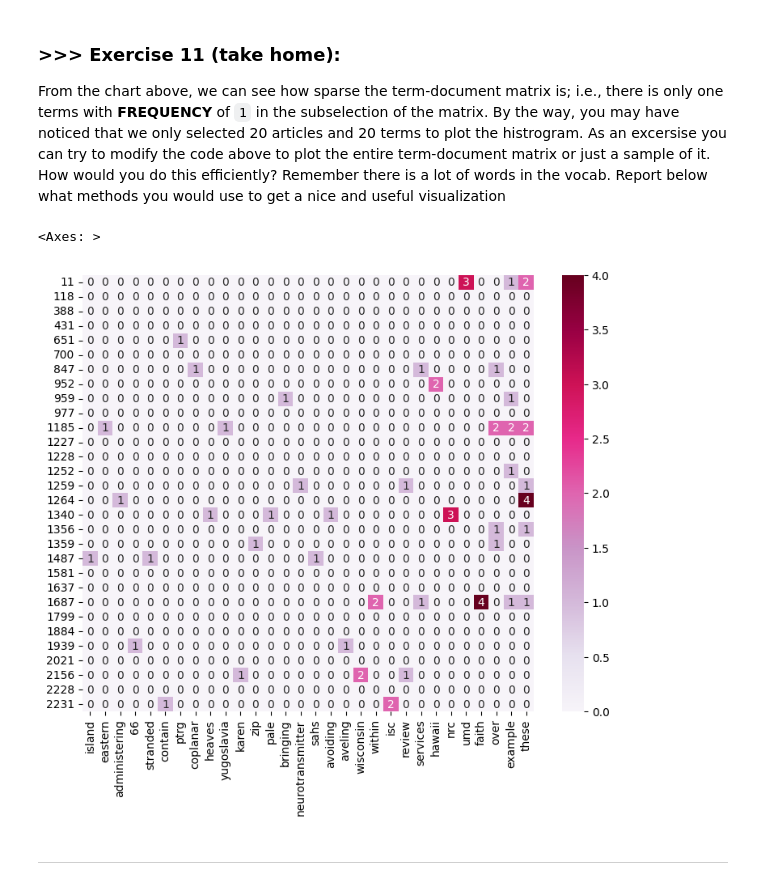
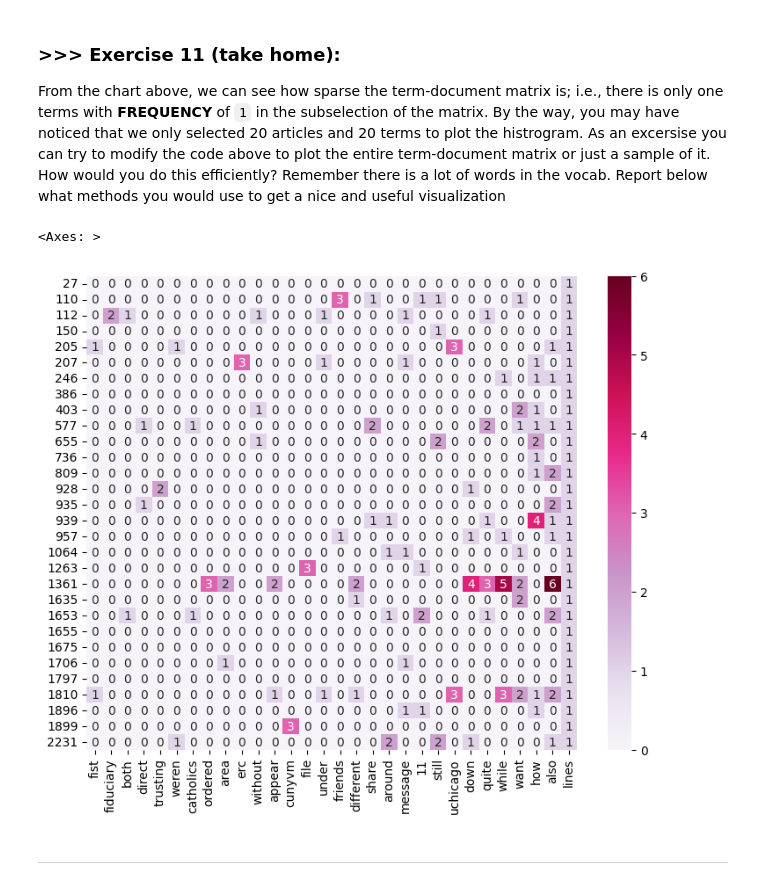
Before and after one commit to VictorKuanglhu/DM2024-Lab1-Master, a Jupyter notebook: DM2024-Lab1-Master.ipynb, the cells around one changed output. Drawn from its saved outputs; the diff is of its cells as text; code cells hidden in the pictures.

```diff
--- a/DM2024-Lab1-Master.ipynb
+++ b/DM2024-Lab1-Master.ipynb
@@ -1142,36 +1142,36 @@ Document Sampling:
 '''
 doc_sample_num = 30
 doc_indices = np.sort(np.random.choice(X_counts.shape[0], doc_sample_num, replace=False))
 
 '''
 Term Sampling:
   Calculate the total frequency of each term across the selected documents, focusing on non-zero terms
   Them select the top 30% most frequent terms to prioritize meaningful ones
   Apply systematic sampling with some randomness to ensure an even spread of terms
 '''
 term_sample_num = 30
 term_frequencies_order = np.argsort(X_counts[doc_indices].sum(axis=0).A1)
 nonzero_indices = np.where(X_counts[doc_indices].sum(axis=0).A1 != 0)[0]
 nonzero_indices_order = term_frequencies_order[np.isin(term_frequencies_order, nonzero_indices)]
 nonzero_indices_order_top30 = nonzero_indices_order[int(len(nonzero_indices_order)*0.7):]
 
-sample_step = len(nonzero_indices_order)//term_sample_num
+sample_step = len(nonzero_indices_order_top30)//term_sample_num
 sample_bias = np.random.randint(0,sample_step)
-trem_indices = nonzero_indices_order[sample_bias::sample_step][:term_sample_num]
+trem_indices = nonzero_indices_order_top30[sample_bias::sample_step][:term_sample_num]
 
 # Visualization:
 plot_x = [count_vect.get_feature_names_out()[i] for i in trem_indices]
 plot_y = doc_indices
 plot_z = X_counts[doc_indices][:,trem_indices].toarray()
 
 df_todraw = pd.DataFrame(plot_z, columns = plot_x, index = plot_y)
 plt.subplots(figsize=(9, 7))
 sns.heatmap(df_todraw,
                  cmap="PuRd",
                  annot=True)
 # %% [output]
 <Axes: >
-[figure, old version]
+[figure, new version]
 # %% [markdown]
 ---
 # %% [markdown]
```
Also changed, not shown: parts of 13 cells of this notebook.
